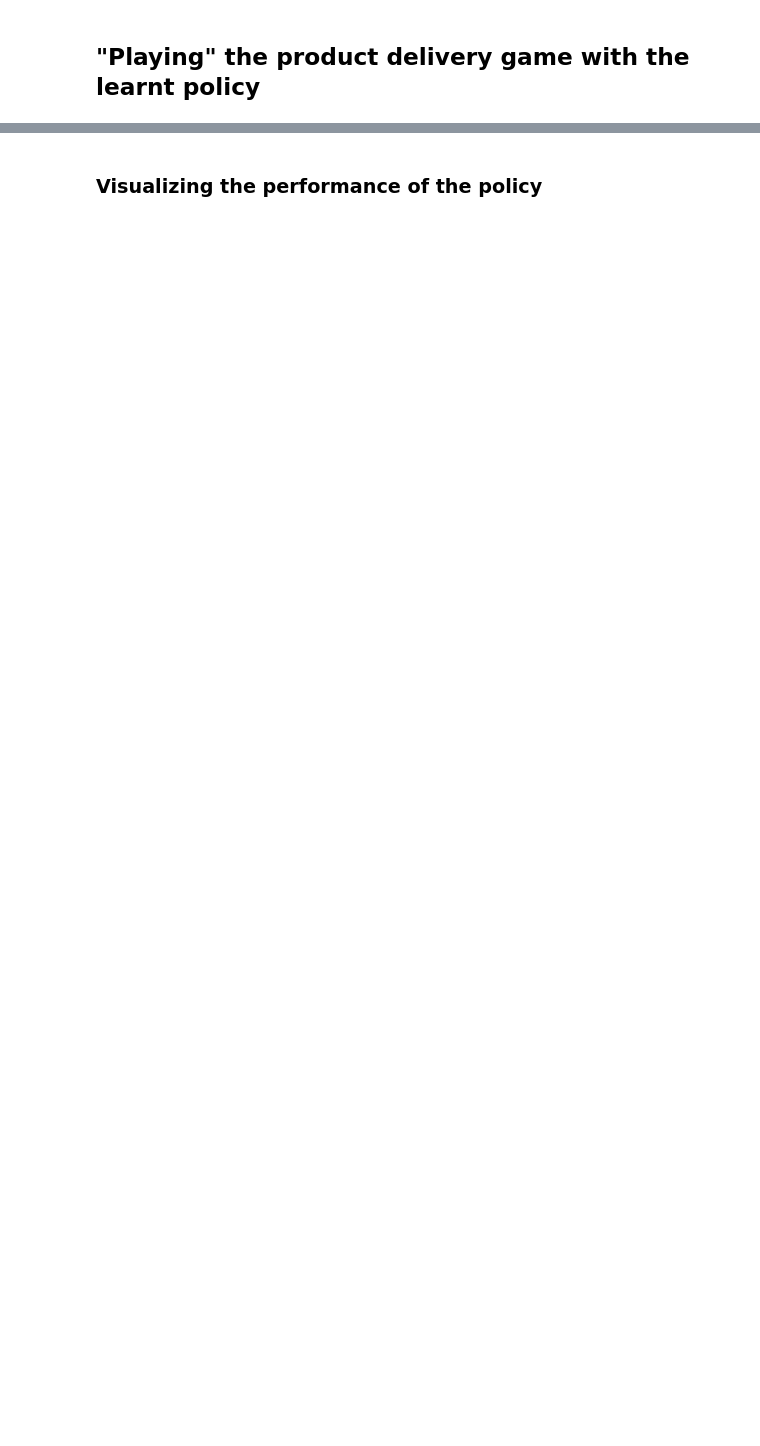
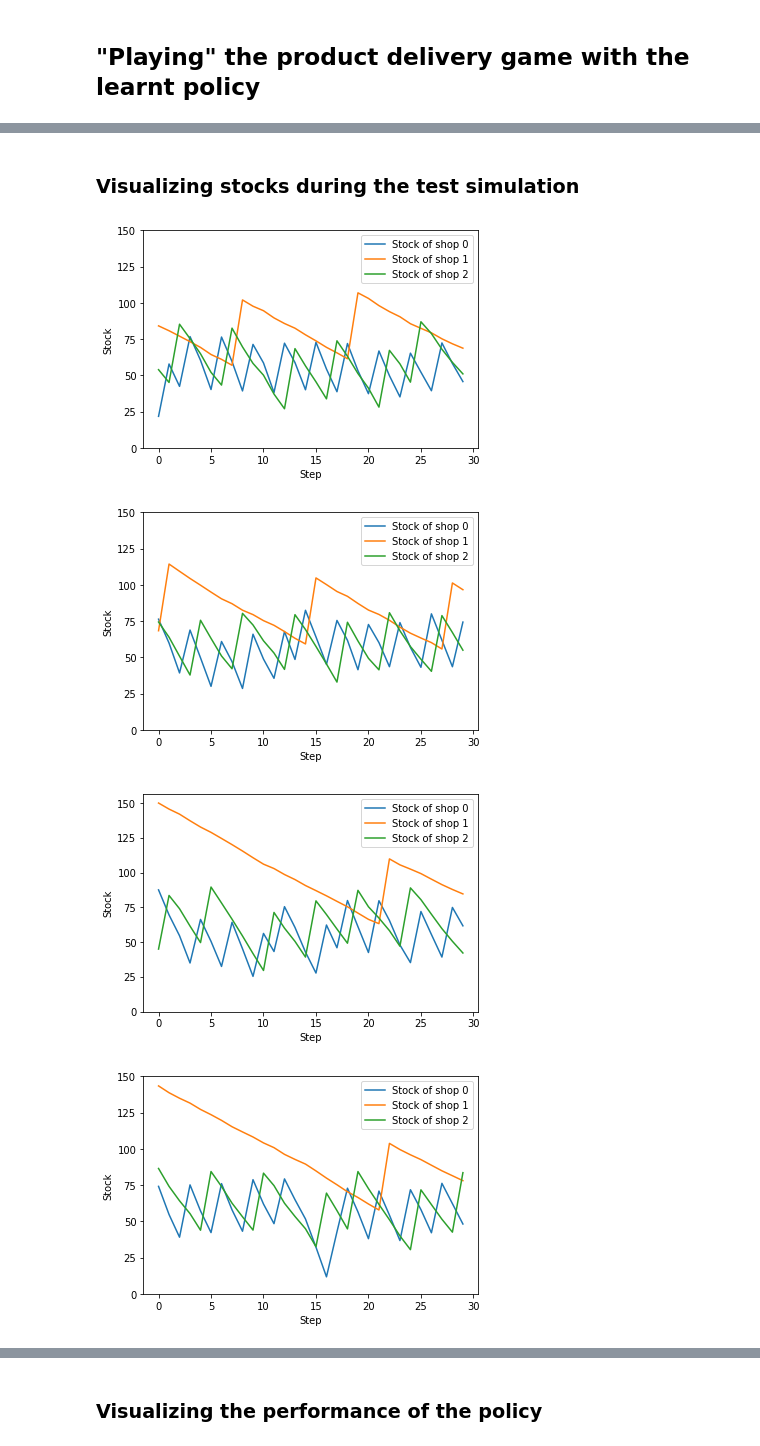
Before and after one commit to dsalgador/master-thesis, a Jupyter notebook: Imitation-Learning/Chapter5-Simulations.ipynb, the cells around one changed output, grey strips where cells are left out. Cells and saved outputs as stored; diff of their text form; code cells hidden in the pictures; blank space fills up the shorter version.

```diff
--- a/Imitation-Learning/Chapter5-Simulations.ipynb
+++ b/Imitation-Learning/Chapter5-Simulations.ipynb
@@ -273,6 +269,8 @@ graph_file =  '{}.meta'.format(model_file)
 
 # File to output performance metrics during training
 training_file = simulation_directory+'/training-metrics.csv'.format(SIMULATION)
+
+test_file = simulation_directory+'/testing-states.csv'.format(SIMULATION)
 # %%
 reset_graph()
 
@@ -587,0 +611,24 @@ with tf.Session() as sess:
+# %% [markdown]
+### Visualizing stocks during the test simulation
+# %%
+metrics = pd.read_table(test_file, sep = ",")
+
+x= metrics['step']
+for j in range(1,n_episodes):
+    for i in range(1,4):
+        plt.plot(x[30*(j-1):30*j],metrics['stock{}'.format(i-1)][30*(j-1):30*j],
+                 label = 'Stock of shop {}'.format(i-1))
+
+    plt.yticks([0, 25,50,75,100,125,150])
+    plt.xlabel("Step")
+    plt.ylabel("Stock")
+    plt.legend(loc='best')
+
+    plt.show()
+
+plt.close()
+# %% [output]
+[figure, added]
+[figure, added]
+[figure, added]
+[figure, added]
```
Also changed, not shown: parts of 11 cells of this notebook.
